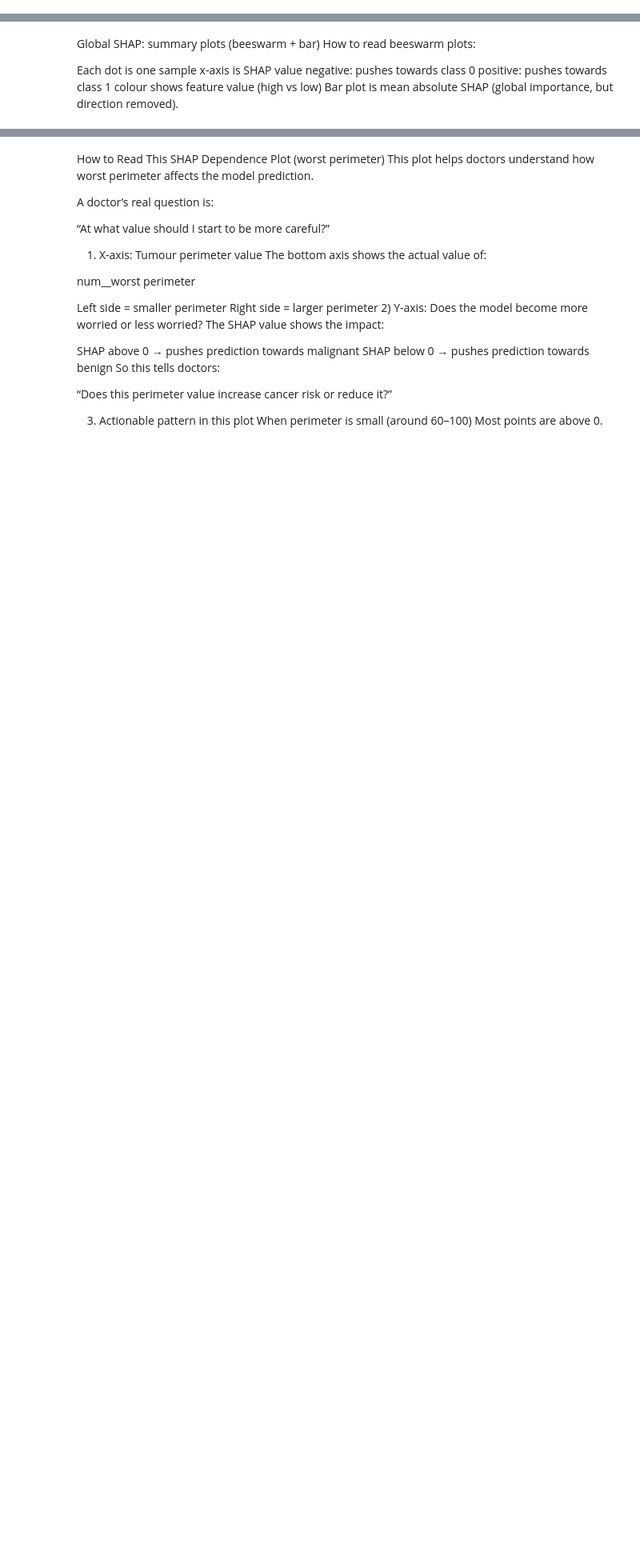
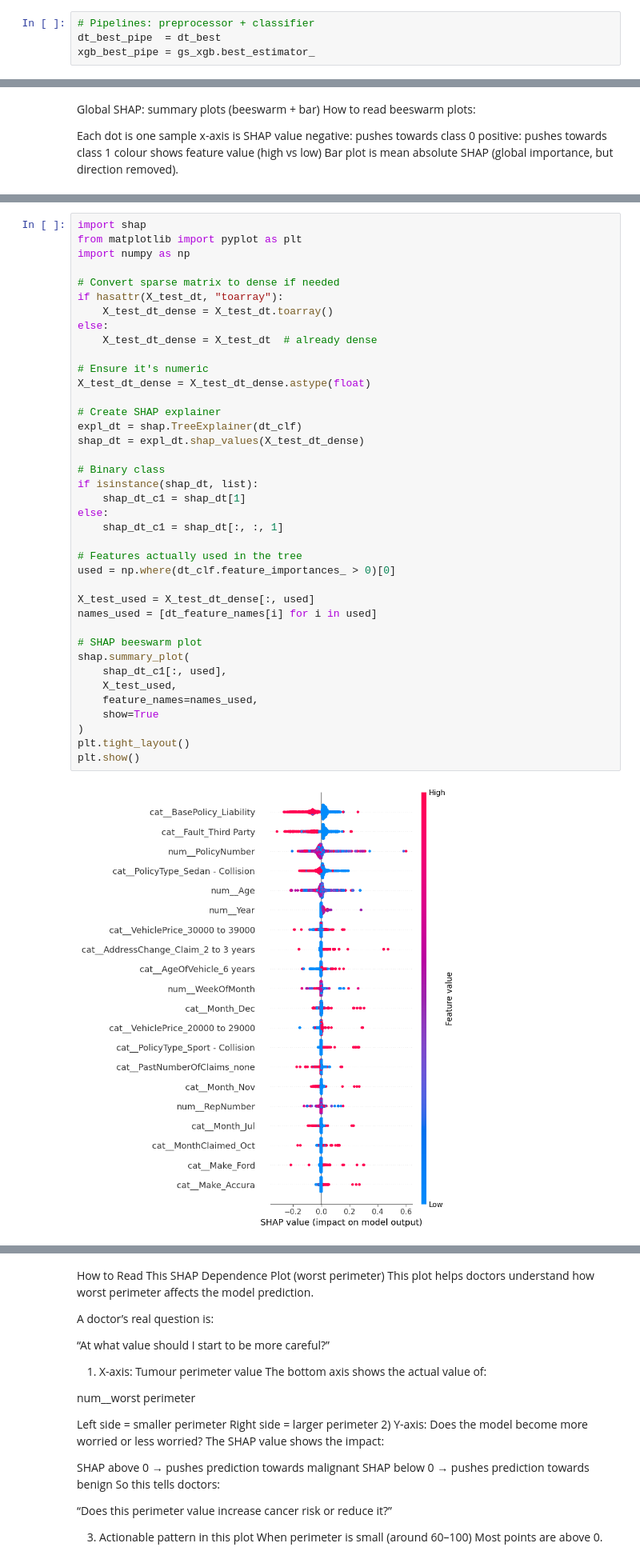
Before and after one commit to ShuAng1602/ADALL_Github, a Jupyter notebook: CBA1C03_Project.ipynb, the cells around one changed output, grey strips where cells are left out. Shown at 80% size. Saved outputs shown, nothing was run; the diff lists cells and outputs as text; blank space fills up the shorter version.

```diff
--- a/CBA1C03_Project.ipynb
+++ b/CBA1C03_Project.ipynb
@@ -1048,5 +1175,9 @@ print(dt_fi_vs_pfi_sorted.head(20))
 # %% [markdown]
 Sharp
+# %%
+# Pipelines: preprocessor + classifier
+dt_best_pipe  = dt_best
+xgb_best_pipe = gs_xgb.best_estimator_
 # %%
 import shap
 
@@ -1117,0 +1249,41 @@ plt.show()
+# %%
+import shap
+from matplotlib import pyplot as plt
+import numpy as np
+
+# Convert sparse matrix to dense if needed
+if hasattr(X_test_dt, "toarray"):
+    X_test_dt_dense = X_test_dt.toarray()
+else:
+    X_test_dt_dense = X_test_dt  # already dense
+
+# Ensure it's numeric
+X_test_dt_dense = X_test_dt_dense.astype(float)
+
+# Create SHAP explainer
+expl_dt = shap.TreeExplainer(dt_clf)
+shap_dt = expl_dt.shap_values(X_test_dt_dense)
+
+# Binary class
+if isinstance(shap_dt, list):
+    shap_dt_c1 = shap_dt[1]
+else:
+    shap_dt_c1 = shap_dt[:, :, 1]
+
+# Features actually used in the tree
+used = np.where(dt_clf.feature_importances_ > 0)[0]
+
+X_test_used = X_test_dt_dense[:, used]
+names_used = [dt_feature_names[i] for i in used]
+
+# SHAP beeswarm plot
+shap.summary_plot(
+    shap_dt_c1[:, used],
+    X_test_used,
+    feature_names=names_used,
+    show=True
+)
+plt.tight_layout()
+plt.show()
+# %% [output]
+[figure, added]
```
Also changed, not shown: parts of 39 cells of this notebook.
